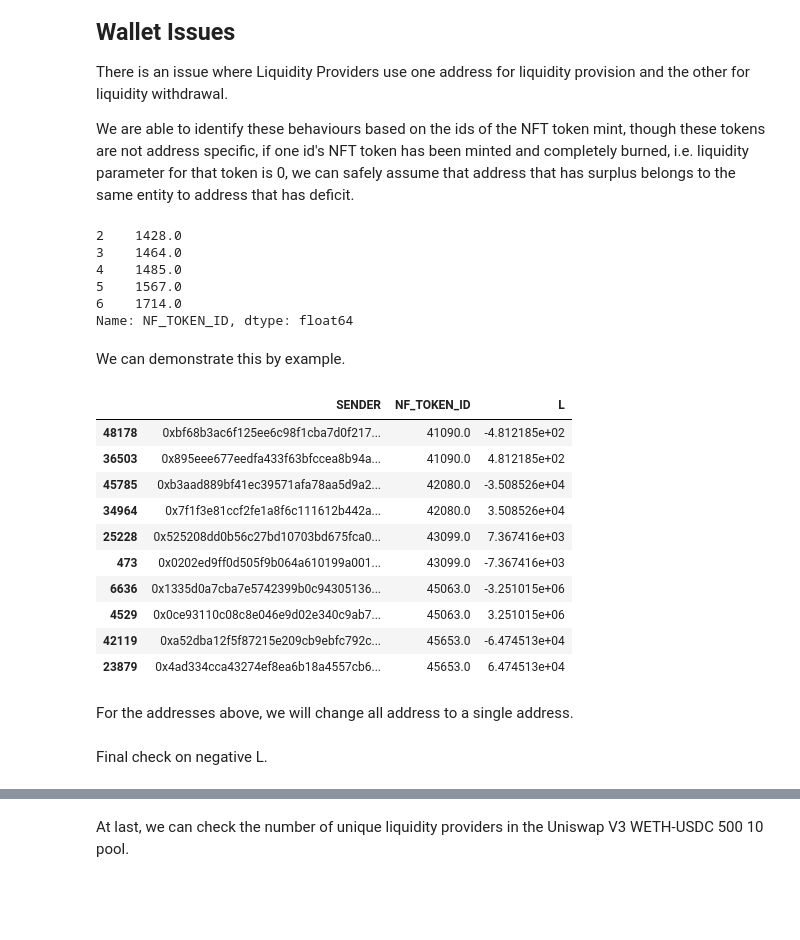
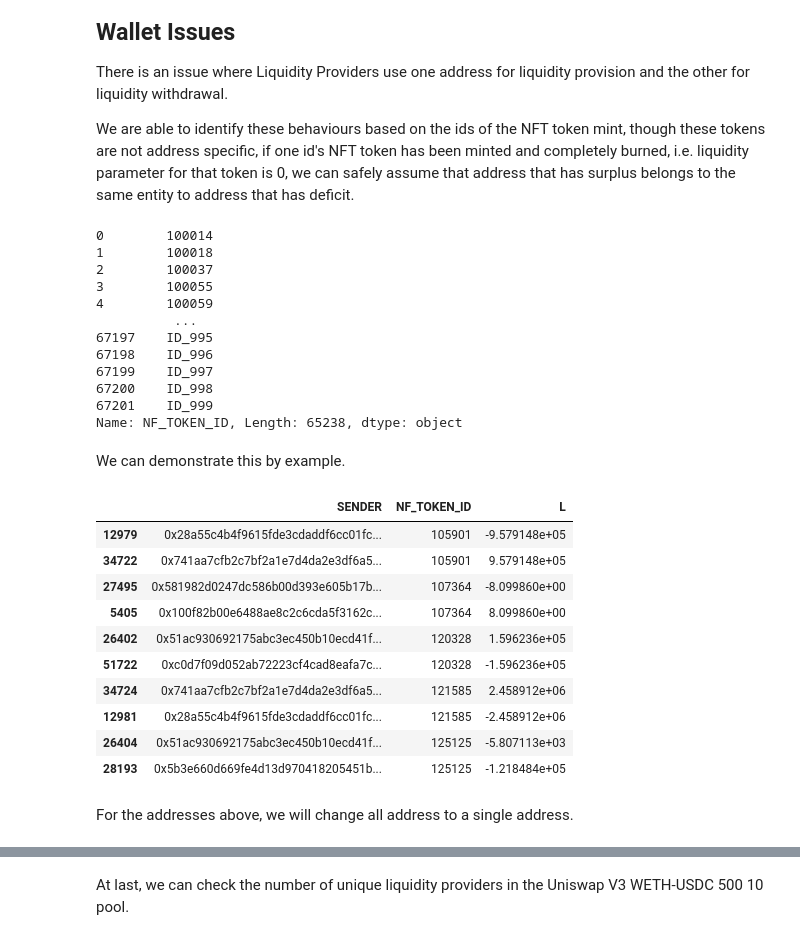
Before and after one commit to zhiconghu/Ethereum_DEX_Data, a Jupyter notebook: Data Descriptions.ipynb, the cells around one changed output, grey strips where cells are left out. Saved outputs shown, nothing was run; the diff lists cells and outputs as text; code cells hidden in the pictures; blank space fills up the shorter version.

```diff
--- a/Data Descriptions.ipynb
+++ b/Data Descriptions.ipynb
@@ -134,38 +136,44 @@ We are able to identify these behaviours based on the ids of the NFT token mint,
 # %%
 cleared_tokens = lp_action[['NF_TOKEN_ID','L']].copy()
 cleared_tokens = cleared_tokens.groupby(['NF_TOKEN_ID'])['L'].sum().reset_index()
-cleared_tokens = cleared_tokens[np.abs(cleared_tokens['L']) < 1]
+cleared_tokens = cleared_tokens[np.abs(cleared_tokens['L']) < 0.1]
 cleared_tokens = cleared_tokens['NF_TOKEN_ID']
-cleared_tokens.head()
+cleared_tokens
 # %% [output]
-2    1428.0
-3    1464.0
-4    1485.0
-5    1567.0
-6    1714.0
-Name: NF_TOKEN_ID, dtype: float64
+0        100014
+1        100018
+2        100037
+3        100055
+4        100059
+          ...
+67197    ID_995
+67198    ID_996
+67199    ID_997
+67200    ID_998
+67201    ID_999
+Name: NF_TOKEN_ID, Length: 65238, dtype: object
 # %% [markdown]
 We can demonstrate this by example.
 # %%
 address_clustering = lp_action[['SENDER','BLOCK_TIMESTAMP','NF_TOKEN_ID','L']].copy()
 address_clustering = address_clustering.groupby(['SENDER','NF_TOKEN_ID'])['L'].sum().reset_index()
-address_clustering.loc[np.abs(address_clustering['L']) < 1,'L'] = 0
+address_clustering.loc[np.abs(address_clustering['L']) < 0.1,'L'] = 0
 
 # Get example
 address_clustering = address_clustering[(address_clustering['L'] != 0) & (address_clustering['NF_TOKEN_ID'].isin(cleared_tokens))].sort_values(by = 'NF_TOKEN_ID')
 address_clustering.head(10)
 # %% [output]
 |  | SENDER | NF_TOKEN_ID | L |
-| 48178 | 0xbf68b3ac6f125ee6c98f1cba7d0f217... | 41090.0 | -4.812185e+02 |
-| 36503 | 0x895eee677eedfa433f63bfccea8b94a... | 41090.0 | 4.812185e+02 |
-| 45785 | 0xb3aad889bf41ec39571afa78aa5d9a2... | 42080.0 | -3.508526e+04 |
-| 34964 | 0x7f1f3e81ccf2fe1a8f6c111612b442a... | 42080.0 | 3.508526e+04 |
-| 25228 | 0x525208dd0b56c27bd10703bd675fca0... | 43099.0 | 7.367416e+03 |
-| 473 | 0x0202ed9ff0d505f9b064a610199a001... | 43099.0 | -7.367416e+03 |
-| 6636 | 0x1335d0a7cba7e5742399b0c94305136... | 45063.0 | -3.251015e+06 |
-| 4529 | 0x0ce93110c08c8e046e9d02e340c9ab7... | 45063.0 | 3.251015e+06 |
-| 42119 | 0xa52dba12f5f87215e209cb9ebfc792c... | 45653.0 | -6.474513e+04 |
-| 23879 | 0x4ad334cca43274ef8ea6b18a4557cb6... | 45653.0 | 6.474513e+04 |
+| 12979 | 0x28a55c4b4f9615fde3cdaddf6cc01fc... | 105901 | -9.579148e+05 |
+| 34722 | 0x741aa7cfb2c7bf2a1e7d4da2e3df6a5... | 105901 | 9.579148e+05 |
+| 27495 | 0x581982d0247dc586b00d393e605b17b... | 107364 | -8.099860e+00 |
+| 5405 | 0x100f82b00e6488ae8c2c6cda5f3162c... | 107364 | 8.099860e+00 |
+| 26402 | 0x51ac930692175abc3ec450b10ecd41f... | 120328 | 1.596236e+05 |
+| 51722 | 0xc0d7f09d052ab72223cf4cad8eafa7c... | 120328 | -1.596236e+05 |
+| 34724 | 0x741aa7cfb2c7bf2a1e7d4da2e3df6a5... | 121585 | 2.458912e+06 |
+| 12981 | 0x28a55c4b4f9615fde3cdaddf6cc01fc... | 121585 | -2.458912e+06 |
+| 26404 | 0x51ac930692175abc3ec450b10ecd41f... | 125125 | -5.807113e+03 |
+| 28193 | 0x5b3e660d669fe4d13d970418205451b... | 125125 | -1.218484e+05 |
 # %% [markdown]
 For the addresses above, we will change all address to a single address.
 # %%
@@ -186,5 +194,3 @@ address_clustering = address_clustering[['ADDRESS','SENDER']].set_index('SENDER'
 address_clustering = address_clustering['ADDRESS']
 
 lp_action['SENDER'] = lp_action['SENDER'].replace(address_clustering)
-# %% [markdown]
-Final check on negative L.
```
Also changed, not shown: parts of 16 cells of this notebook, 3 other files.
